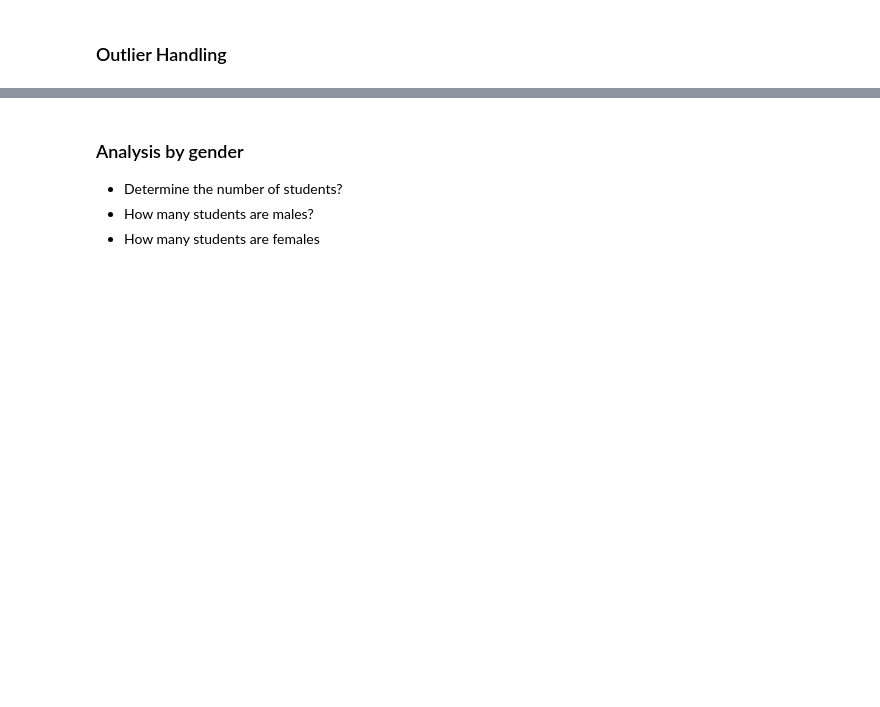
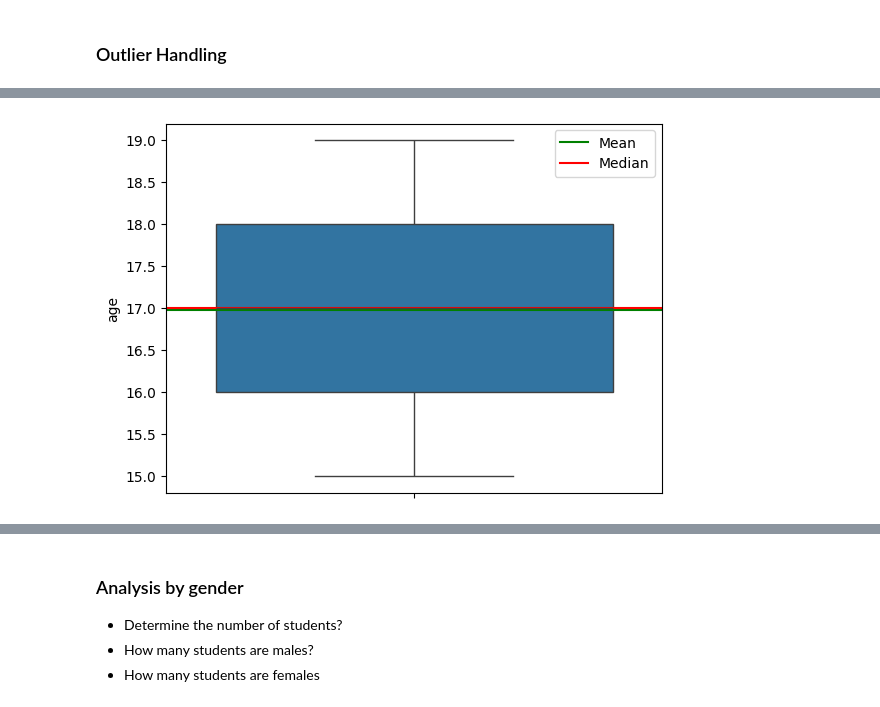
Before and after one commit to raymakoko/Student_Performance_Analyzer, a Jupyter notebook: notebooks/cleaningdata.ipynb, the cells around one changed output, grey strips where cells are left out. Cells and saved outputs as stored; diff of their text form; code cells hidden in the pictures; blank space fills up the shorter version.

```diff
--- a/notebooks/cleaningdata.ipynb
+++ b/notebooks/cleaningdata.ipynb
@@ -155,0 +235,10 @@ plt.show()
+# %%
+sns.boxplot(y=df['age'])
+mean_age=df['age'].mean()
+median_age=df['age'].median()
+plt.axhline(mean_age,color="green", label="Mean")
+plt.axhline(median_age,color="red", label="Median")
+plt.legend()
+plt.show()
+# %% [output]
+[figure, added]
```
Also changed, not shown: parts of 25 cells of this notebook.
